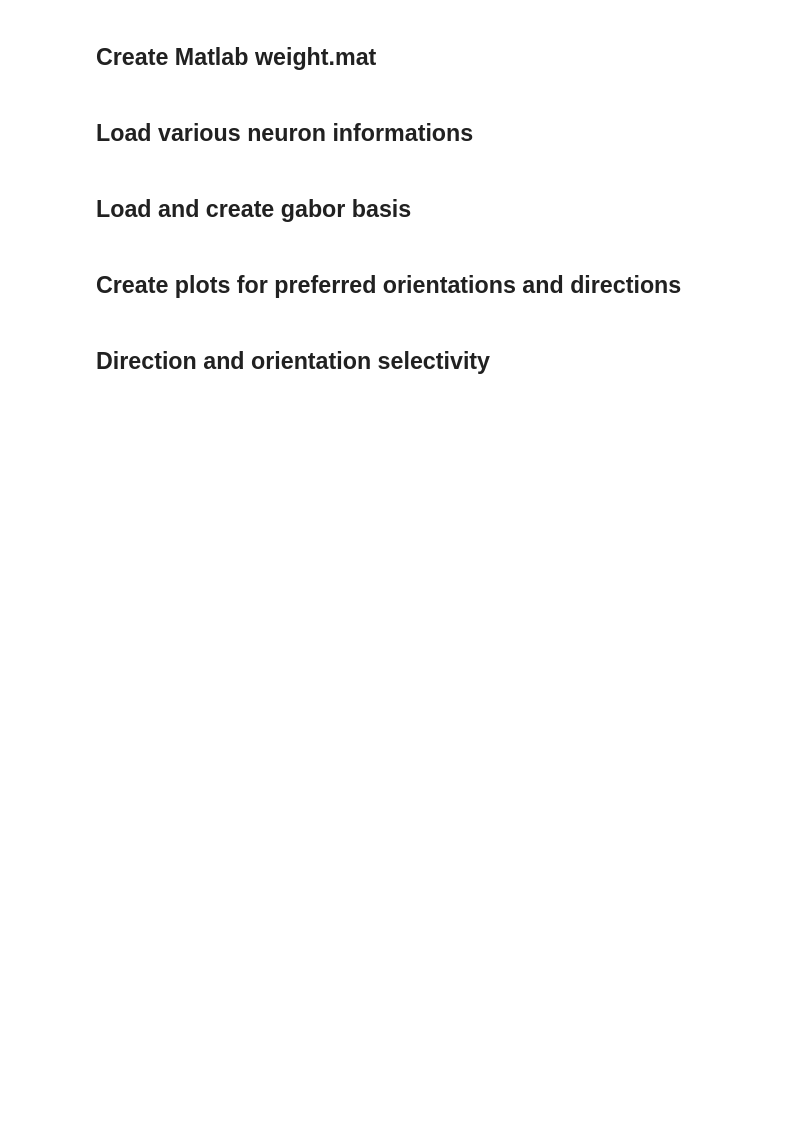
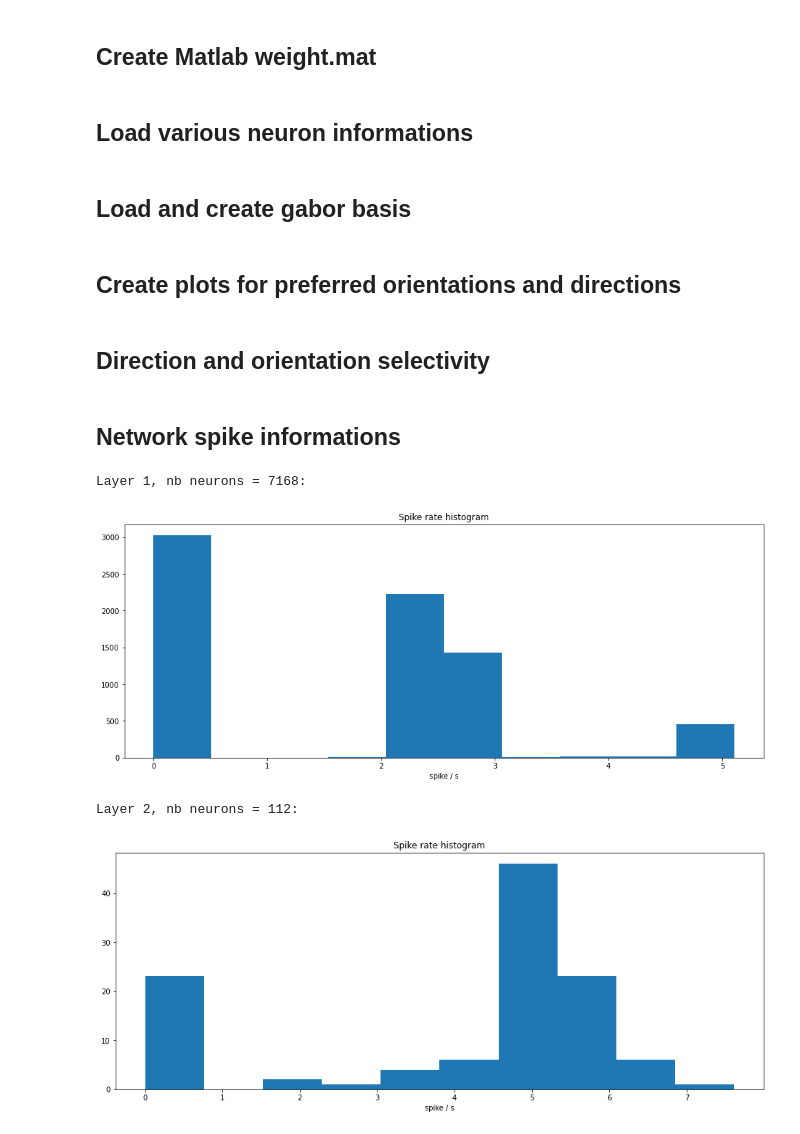
Before and after one commit to comsee-research/Neuvisys-analysis, a Jupyter notebook: Utils.ipynb, the cells around one changed output. Drawn from its saved outputs; the diff is of its cells as text; code cells hidden in the pictures; blank space fills up the shorter version.

Commit message:
Network information in notebook

```diff
--- a/Utils.ipynb
+++ b/Utils.ipynb
@@ -145,3 +152,14 @@ ois = []
 for i in range(144):
     oris.append(orientation_norm_length(spinet.orientations[:, i], angles[0:8]))
     ois.append(orientation_selectivity(spinet.orientations[:, i]))
+# %% [markdown]
+## Network spike informations
+# %%
+for layer, layer_spike_train in enumerate(spinet.spikes):
+    print("Layer " + str(layer+1) + ", nb neurons = " + str(layer_spike_train.shape[0]) + ":")
+    spike_rate_histogram(layer_spike_train, network_path + "/figures/"+str(layer)+"/sr_hist")
+# %% [output]
+Layer 1, nb neurons = 7168:
+[figure, added]
+Layer 2, nb neurons = 112:
+[figure, added]
```
Also changed, not shown: parts of 13 cells of this notebook, 8 other files.
